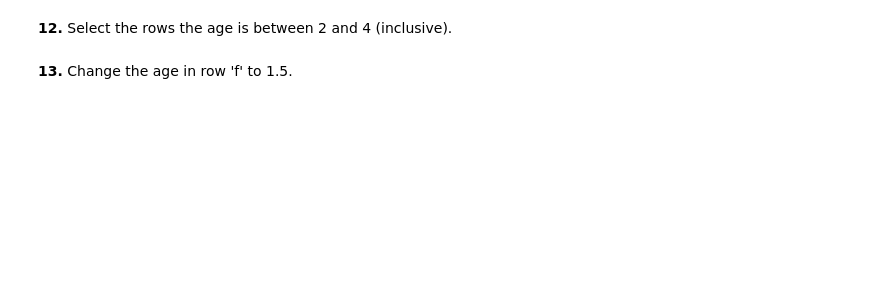
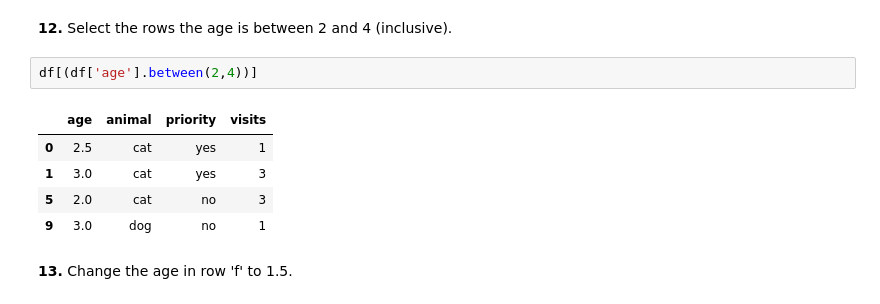
Before and after one commit to LTISH210/100-pandas-puzzles, a Jupyter notebook: 100-pandas-puzzles.ipynb, the cells around one changed output. Saved outputs shown, nothing was run; the diff lists cells and outputs as text; blank space fills up the shorter version.

```diff
--- a/100-pandas-puzzles.ipynb
+++ b/100-pandas-puzzles.ipynb
@@ -131,4 +143,12 @@ SyntaxError: invalid syntax (<ipython-input-51-037665361b5f>, line 1)
 # %% [markdown]
 **12.** Select the rows the age is between 2 and 4 (inclusive).
+# %%
+df[(df['age'].between(2,4))]
+# %% [output]
+|  | age | animal | priority | visits |
+| 0 | 2.5 | cat | yes | 1 |
+| 1 | 3.0 | cat | yes | 3 |
+| 5 | 2.0 | cat | no | 3 |
+| 9 | 3.0 | dog | no | 1 |
 # %% [markdown]
 **13.** Change the age in row 'f' to 1.5.
```
Also changed, not shown: parts of 7 cells of this notebook.
